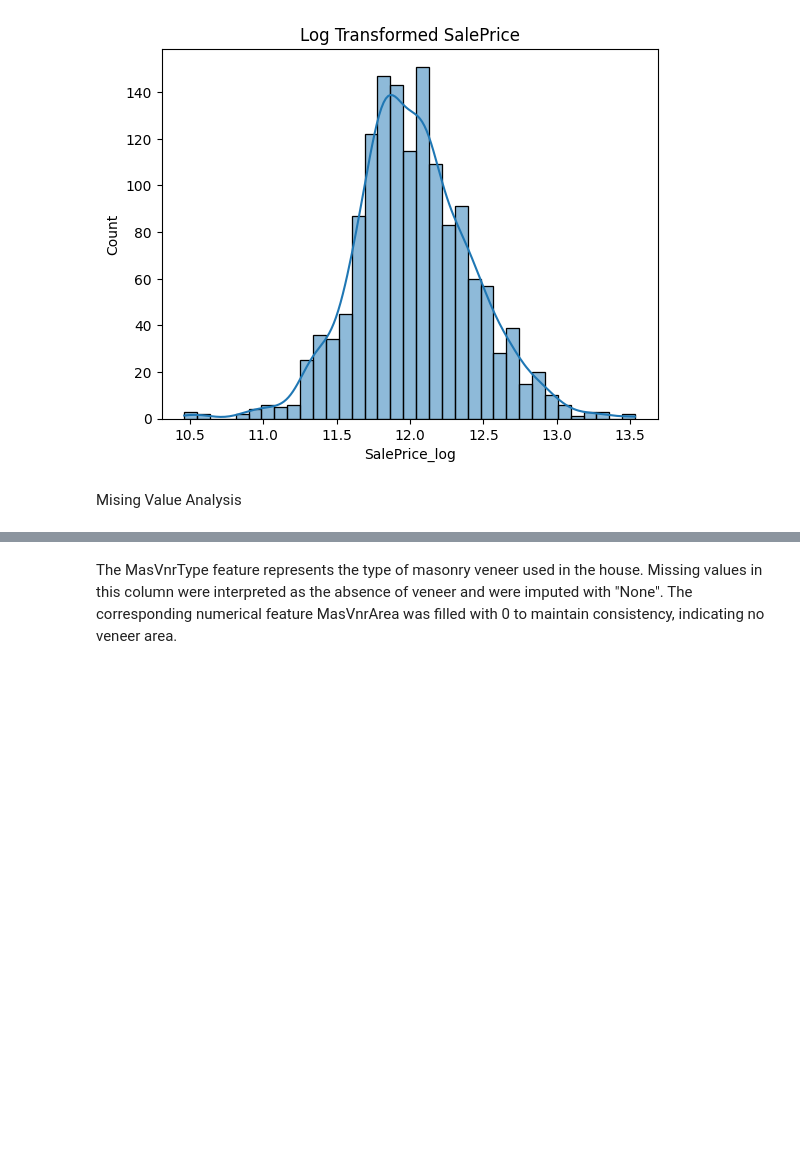
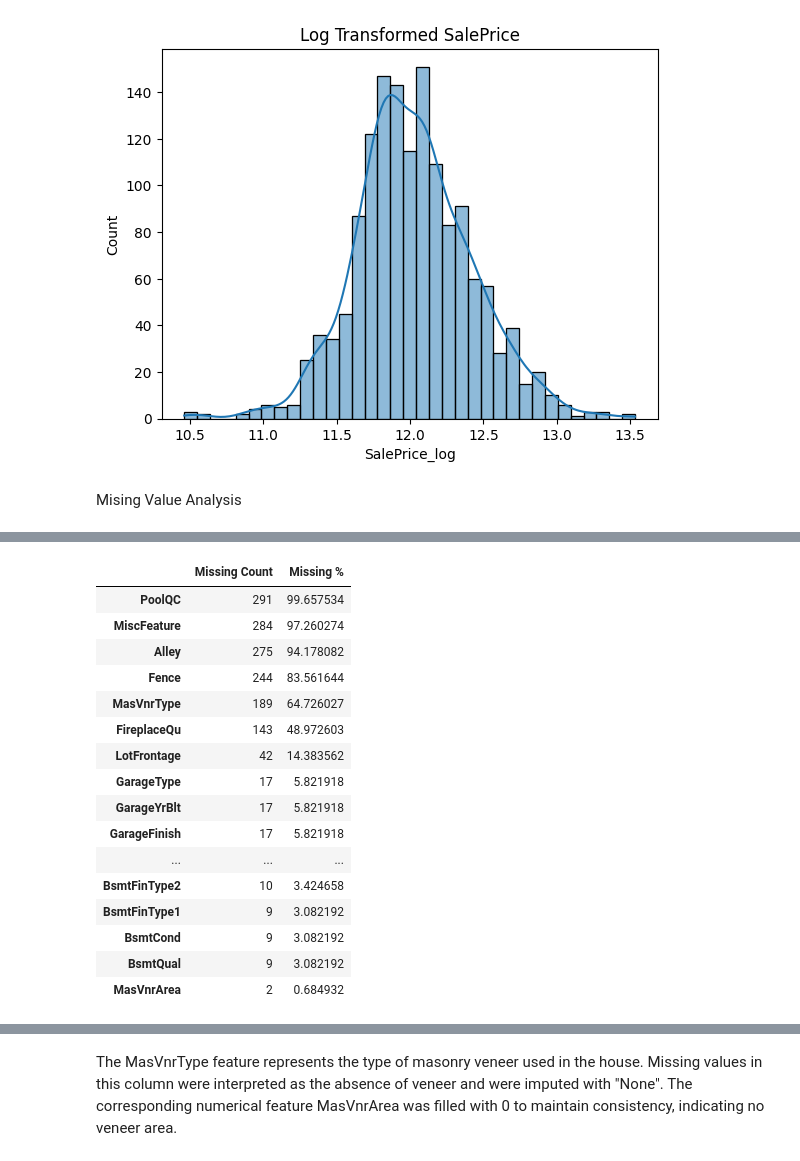
Before and after one commit to Mayank-Chaudhari9/AI-ML-Nov25-Mayank, a Jupyter notebook: Assignment-8/Assignment-08-Regression-Mayank_Chaudhari.ipynb, the cells around one changed output, grey strips where cells are left out. Saved outputs shown, nothing was run; the diff lists cells and outputs as text; code cells hidden in the pictures; blank space fills up the shorter version.

```diff
--- a/Assignment-8/Assignment-08-Regression-Mayank_Chaudhari.ipynb
+++ b/Assignment-8/Assignment-08-Regression-Mayank_Chaudhari.ipynb
@@ -126,3 +154,33 @@ missing_df.head(20)
+# %%
+missing = X_test.isnull().sum()
+missing = missing[missing > 0].sort_values(ascending=False)
+
+missing_percent = (missing / len(X_test)) * 100
+
+missing_df = pd.DataFrame({
+    'Missing Count': missing,
+    'Missing %': missing_percent
+})
+
+missing_df.head(20)
+# %% [output]
+|  | Missing Count | Missing % |
+| PoolQC | 291 | 99.657534 |
+| MiscFeature | 284 | 97.260274 |
+| Alley | 275 | 94.178082 |
+| Fence | 244 | 83.561644 |
+| MasVnrType | 189 | 64.726027 |
+| FireplaceQu | 143 | 48.972603 |
+| LotFrontage | 42 | 14.383562 |
+| GarageType | 17 | 5.821918 |
+| GarageYrBlt | 17 | 5.821918 |
+| GarageFinish | 17 | 5.821918 |
+| ... | ... | ... |
+| BsmtFinType2 | 10 | 3.424658 |
+| BsmtFinType1 | 9 | 3.082192 |
+| BsmtCond | 9 | 3.082192 |
+| BsmtQual | 9 | 3.082192 |
+| MasVnrArea | 2 | 0.684932 |
 # %%
 #column were none is as value
 none_cols = [
```
Also changed, not shown: parts of 67 cells of this notebook.
